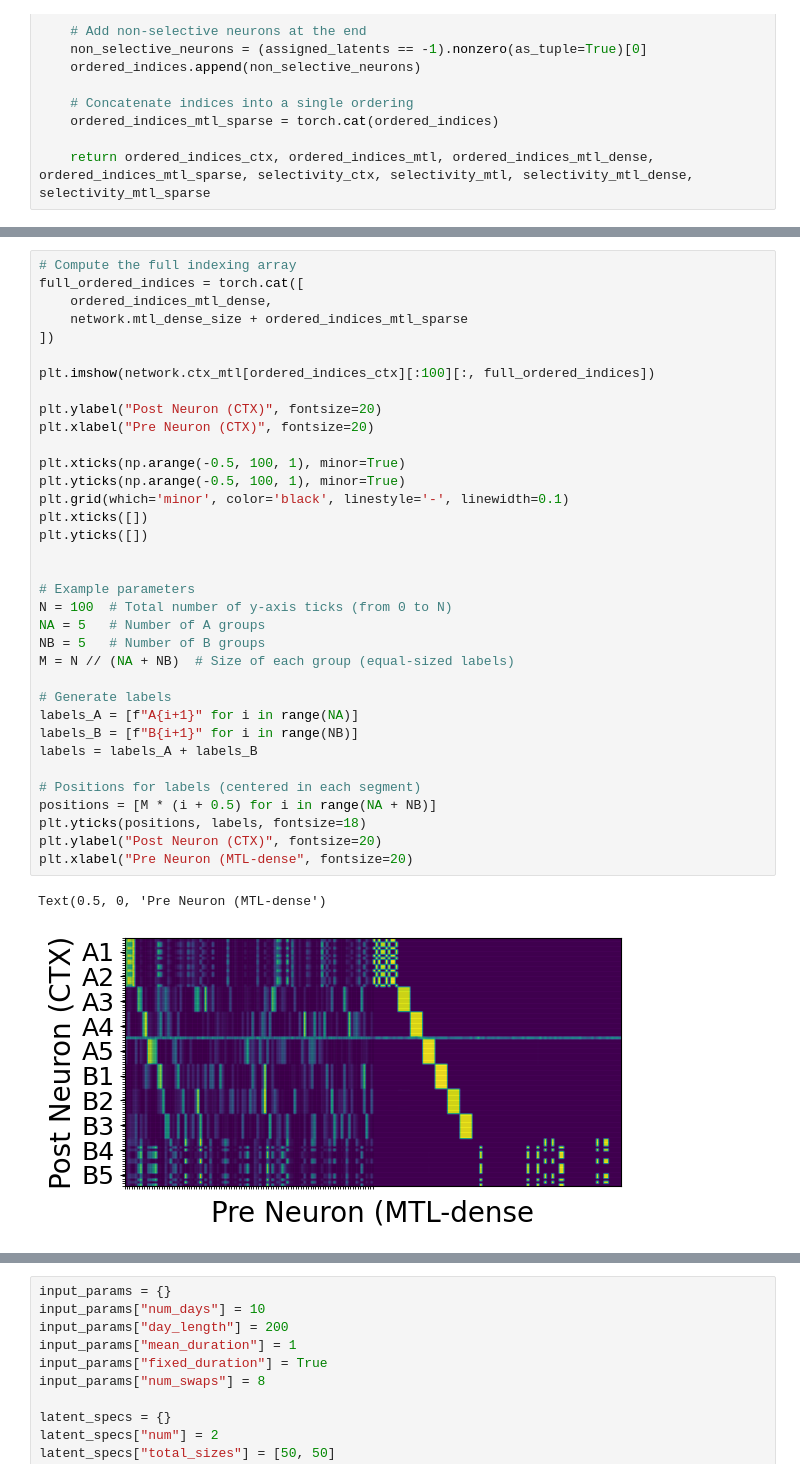
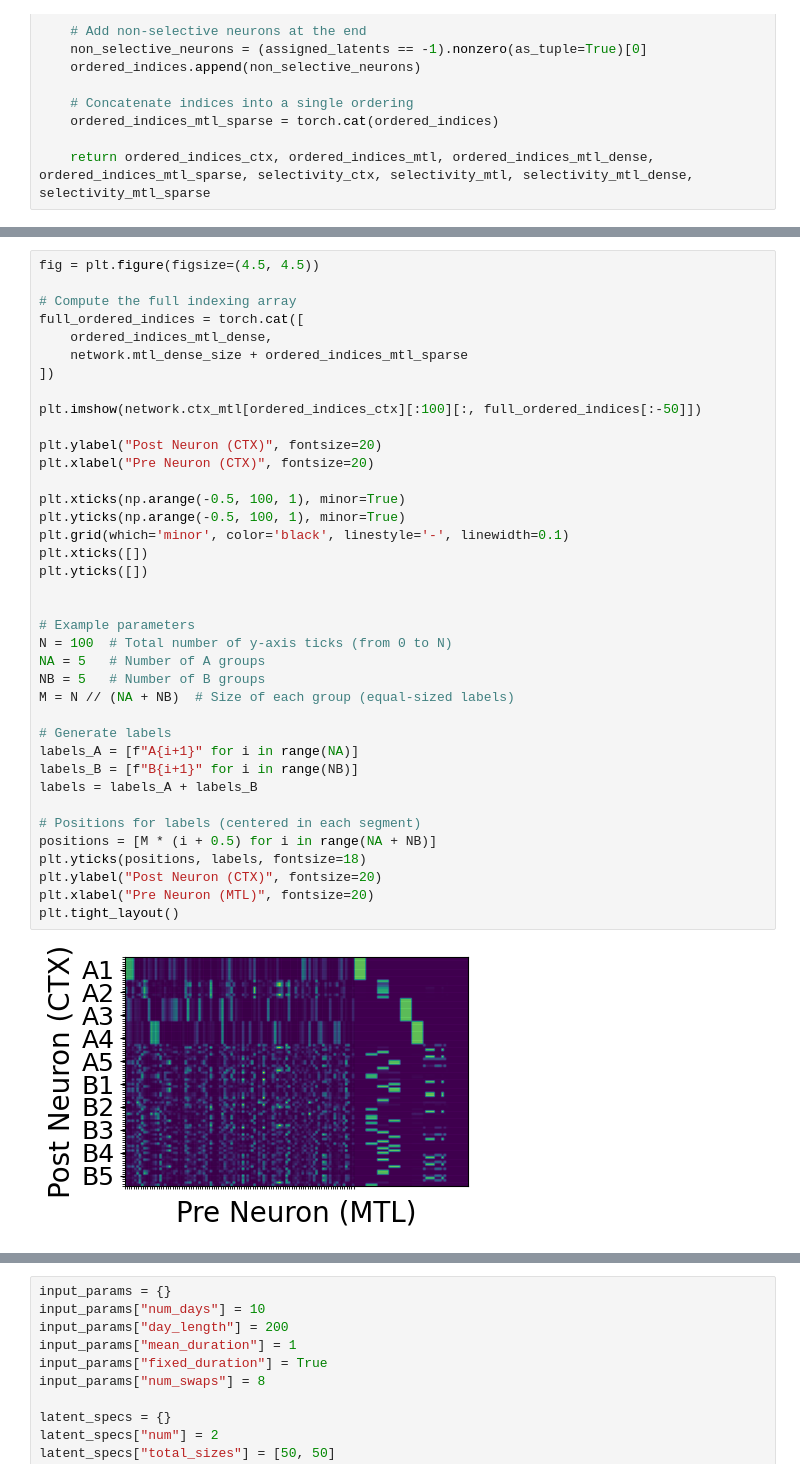
Before and after one commit to albesagonzalez/bidirectional-replay-sensory-semantic, a Jupyter notebook: Figure_5.ipynb, the cells around one changed output, grey strips where cells are left out. Cells and saved outputs as stored; diff of their text form.

```diff
--- a/Figure_5.ipynb
+++ b/Figure_5.ipynb
@@ -398,38 +427,40 @@ plt.imshow(network.ctx_ctx[ordered_indices_ctx][:, ordered_indices_ctx][:100][:,
 # %%
+fig = plt.figure(figsize=(4.5, 4.5))
+
 # Compute the full indexing array
 full_ordered_indices = torch.cat([
     ordered_indices_mtl_dense,
     network.mtl_dense_size + ordered_indices_mtl_sparse
 ])
 
-plt.imshow(network.ctx_mtl[ordered_indices_ctx][:100][:, full_ordered_indices])
+plt.imshow(network.ctx_mtl[ordered_indices_ctx][:100][:, full_ordered_indices[:-50]])
 
 plt.ylabel("Post Neuron (CTX)", fontsize=20)
 plt.xlabel("Pre Neuron (CTX)", fontsize=20)
 
 plt.xticks(np.arange(-0.5, 100, 1), minor=True)
 plt.yticks(np.arange(-0.5, 100, 1), minor=True)
 plt.grid(which='minor', color='black', linestyle='-', linewidth=0.1)
 plt.xticks([])
 plt.yticks([])
 
 
 # Example parameters
 N = 100  # Total number of y-axis ticks (from 0 to N)
 NA = 5   # Number of A groups
 NB = 5   # Number of B groups
 M = N // (NA + NB)  # Size of each group (equal-sized labels)
 
 # Generate labels
 labels_A = [f"A{i+1}" for i in range(NA)]
 labels_B = [f"B{i+1}" for i in range(NB)]
 labels = labels_A + labels_B
 
 # Positions for labels (centered in each segment)
 positions = [M * (i + 0.5) for i in range(NA + NB)]
 plt.yticks(positions, labels, fontsize=18)
 plt.ylabel("Post Neuron (CTX)", fontsize=20)
-plt.xlabel("Pre Neuron (MTL-dense", fontsize=20)
+plt.xlabel("Pre Neuron (MTL)", fontsize=20)
+plt.tight_layout()
 # %% [output]
-Text(0.5, 0, 'Pre Neuron (MTL-dense')
-[figure, old version]
+[figure, new version]
```
Also changed, not shown: parts of 11 cells of this notebook, 3 other files.
